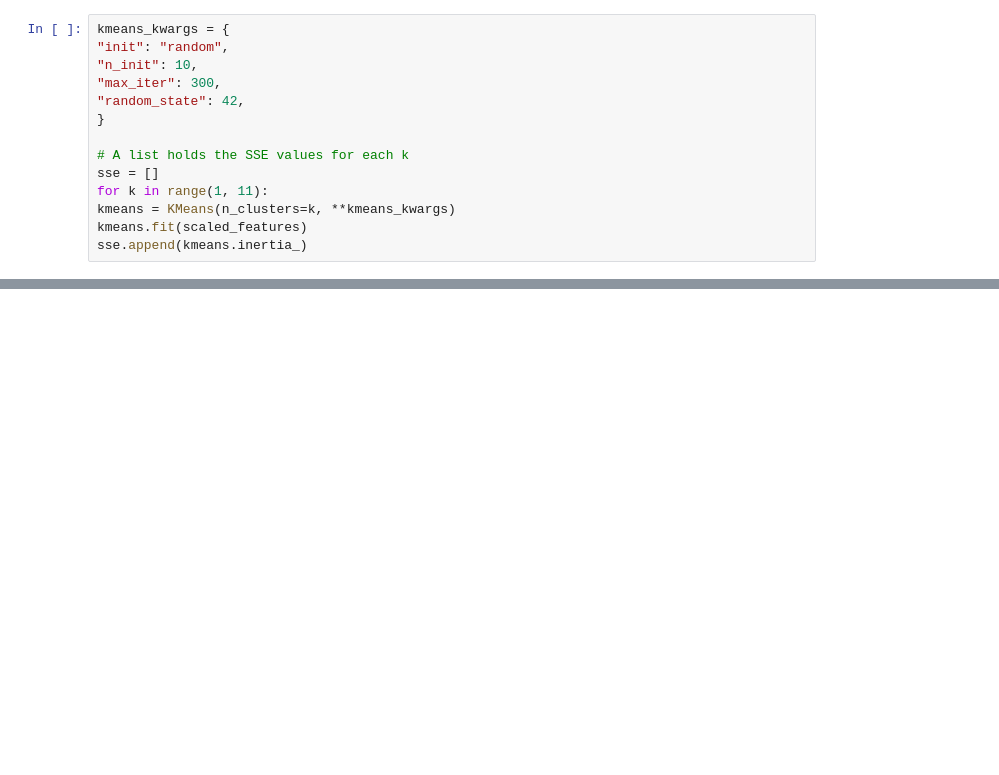
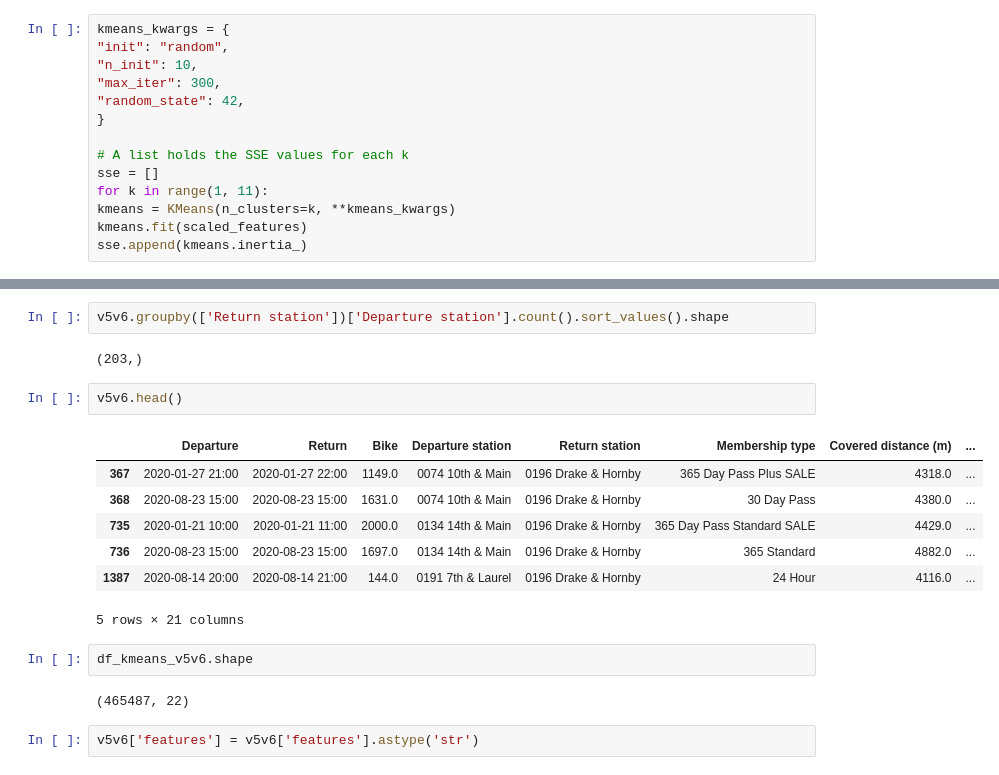
Before and after one commit to jefwang9/733_Final_Project, a Jupyter notebook: src/kmeans.ipynb, the cells around one changed output, grey strips where cells are left out. Cells and saved outputs as stored; diff of their text form; blank space fills up the shorter version.

```diff
--- a/src/kmeans.ipynb
+++ b/src/kmeans.ipynb
@@ -259,0 +360,20 @@ sse.append(kmeans.inertia_)
+# %%
+v5v6.groupby(['Return station'])['Departure station'].count().sort_values().shape
+# %% [output]
+(203,)
+# %%
+v5v6.head()
+# %% [output]
+|  | Departure | Return | Bike | Departure station | Return station | Membership type | Covered distance (m) | ... |
+| 367 | 2020-01-27 21:00 | 2020-01-27 22:00 | 1149.0 | 0074 10th & Main | 0196 Drake & Hornby | 365 Day Pass Plus SALE | 4318.0 | ... |
+| 368 | 2020-08-23 15:00 | 2020-08-23 15:00 | 1631.0 | 0074 10th & Main | 0196 Drake & Hornby | 30 Day Pass | 4380.0 | ... |
+| 735 | 2020-01-21 10:00 | 2020-01-21 11:00 | 2000.0 | 0134 14th & Main | 0196 Drake & Hornby | 365 Day Pass Standard SALE | 4429.0 | ... |
+| 736 | 2020-08-23 15:00 | 2020-08-23 15:00 | 1697.0 | 0134 14th & Main | 0196 Drake & Hornby | 365 Standard | 4882.0 | ... |
+| 1387 | 2020-08-14 20:00 | 2020-08-14 21:00 | 144.0 | 0191 7th & Laurel | 0196 Drake & Hornby | 24 Hour | 4116.0 | ... |
+5 rows × 21 columns
+# %%
+df_kmeans_v5v6.shape
+# %% [output]
+(465487, 22)
+# %%
+v5v6['features'] = v5v6['features'].astype('str')
```
Also changed, not shown: parts of 23 cells of this notebook, 4 other files.
